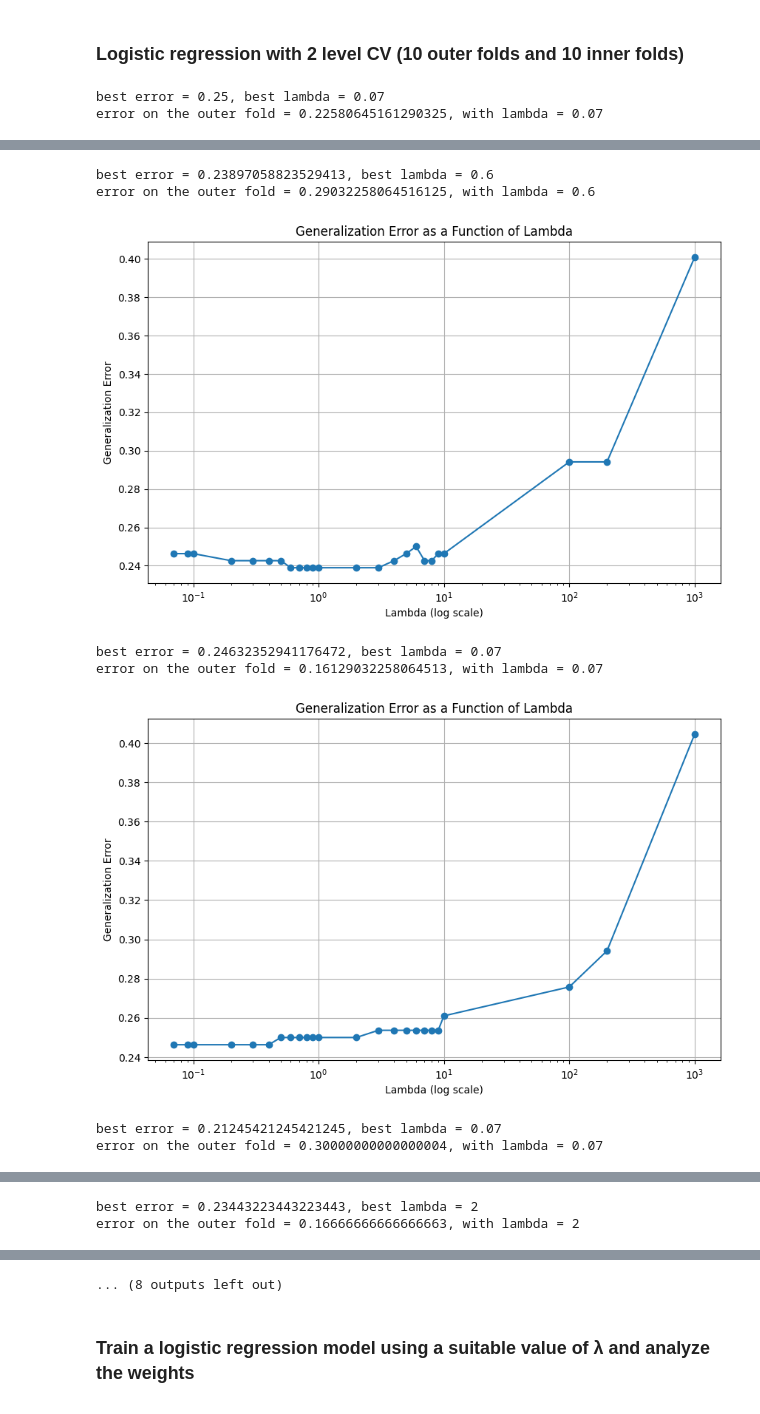
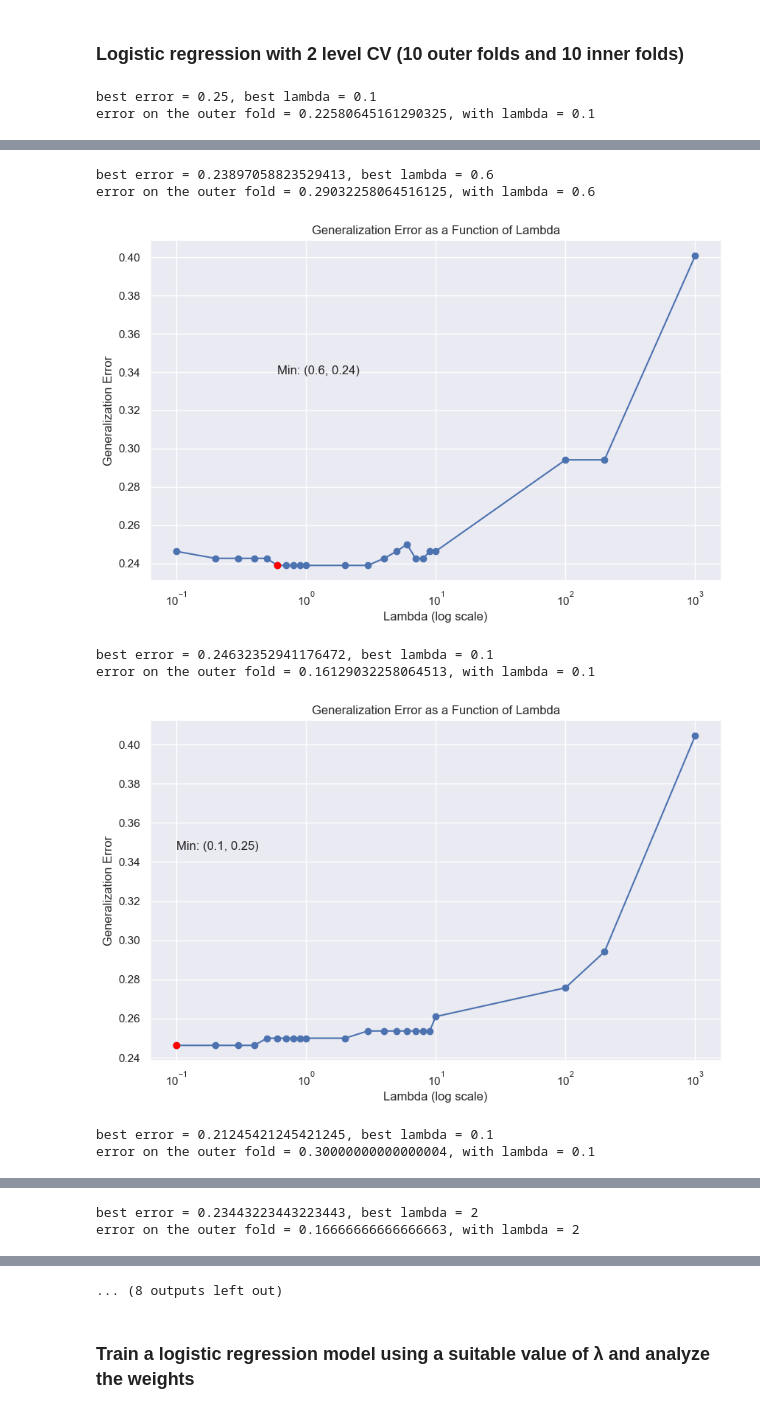
Before and after one commit to magolimbo/Machine-Learning-report1, a Jupyter notebook: classification.ipynb, the cells around one changed output, grey strips where cells are left out. Saved outputs shown, nothing was run; the diff lists cells and outputs as text; code cells hidden in the pictures.

```diff
--- a/classification.ipynb
+++ b/classification.ipynb
@@ -185,6 +185,7 @@ df_X_noMPAA_std = scaler.transform(df_X_noMPAA)
 from sklearn.metrics import confusion_matrix
 from sklearn.model_selection import cross_val_predict
 from sklearn.metrics import accuracy_score
+import seaborn as sns
 
 
 # Define the number of folds for outer and inner cross-validation
@@ -205,7 +206,7 @@ for train_index, test_index in outer_cv.split(df_X_noMPAA_std):
     y_test = y_mpaa_filtered.to_numpy()[test_index]
 
     # Define the range of λ values to explore
-    lambda_values = [0.07, 0.09, 0.1, 0.2, 0.3, 0.4, 0.5, 0.6, 0.7, 0.8, 0.9, 1, 2, 3, 4, 5, 6, 7, 8, 9, 10, 100, 200, 1000]
+    lambda_values = [0.1, 0.2, 0.3, 0.4, 0.5, 0.6, 0.7, 0.8, 0.9, 1, 2, 3, 4, 5, 6, 7, 8, 9, 10, 100, 200, 1000]
     #lambda_values = np.arange(0.1, 10.01, 0.1, dtype = "float")
     #lambda_values = np.arange(0.02, 10, 0.2, dtype="float")
 
@@ -251,13 +252,22 @@ for train_index, test_index in outer_cv.split(df_X_noMPAA_std):
     print(f"best error = {best_error_lambda_i}, best lambda = {best_lambda_i}")
     print(f"error on the outer fold = {error_outer_fold}, with lambda = {best_lambda_i}")
     # Create a plot of generalization error as a function of λ
+    sns.set_style('dark')
     plt.figure(figsize=(10, 6))
     plt.semilogx(lambda_values, errors, marker='o', linestyle='-')
     plt.title('Generalization Error as a Function of Lambda')
     plt.xlabel('Lambda (log scale)')
     plt.ylabel('Generalization Error')
     plt.grid(True)
+    # Trova il minimo
+    min_index = errors.index(min(errors))
+    min_lambda = lambda_values[min_index]
+    min_error = errors[min_index]
+
+    # Evidenzia il minimo con un cerchio rosso
+    plt.scatter(min_lambda, min_error, color='red', zorder=5)
+    plt.annotate(f'Min: ({min_lambda}, {min_error:.2f})', xy=(min_lambda, min_error), xytext=(min_lambda, min_error + 0.1))
     plt.show()
 # %% [output]
-best error = 0.25, best lambda = 0.07
-error on the outer fold = 0.22580645161290325, with lambda = 0.07
+best error = 0.25, best lambda = 0.1
+error on the outer fold = 0.22580645161290325, with lambda = 0.1
@@ -265,8 +275,8 @@ error on the outer fold = 0.22580645161290325, with lambda = 0.07
 best error = 0.23897058823529413, best lambda = 0.6
 error on the outer fold = 0.29032258064516125, with lambda = 0.6
-[figure, old version]
+[figure, new version]
-best error = 0.24632352941176472, best lambda = 0.07
-error on the outer fold = 0.16129032258064513, with lambda = 0.07
+best error = 0.24632352941176472, best lambda = 0.1
+error on the outer fold = 0.16129032258064513, with lambda = 0.1
-[figure, old version]
+[figure, new version]
-best error = 0.21245421245421245, best lambda = 0.07
-error on the outer fold = 0.30000000000000004, with lambda = 0.07
+best error = 0.21245421245421245, best lambda = 0.1
+error on the outer fold = 0.30000000000000004, with lambda = 0.1
```
Also changed, not shown: parts of 3 cells of this notebook.
